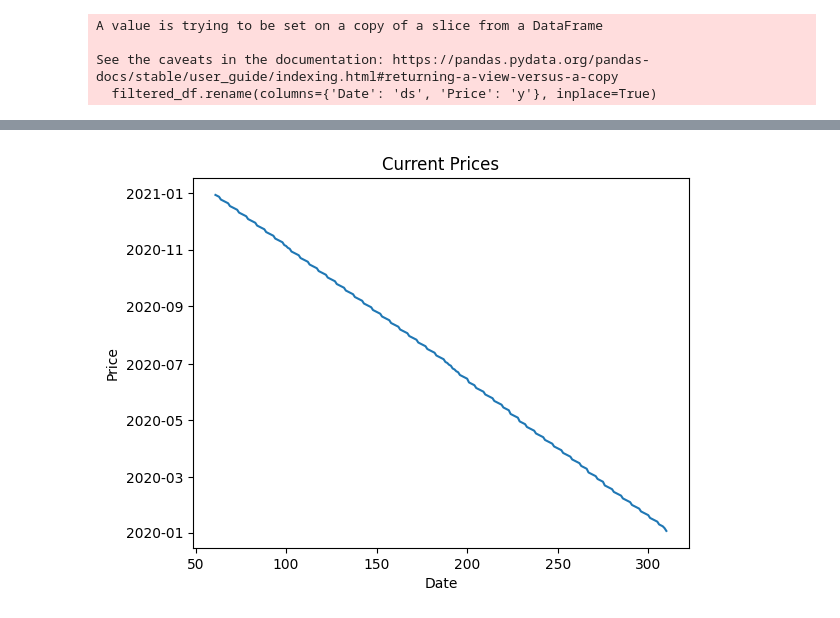
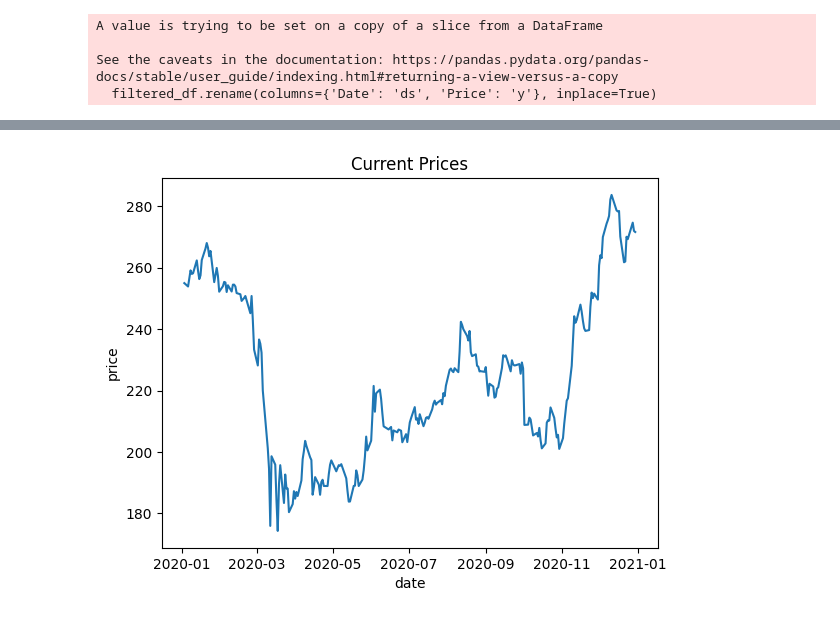
Before and after one commit to alyhussein86/C6oUVdljHlRZgnaq, a Jupyter notebook: P5_ValueInvestor.ipynb, the cells around one changed output, grey strips where cells are left out. Cells and saved outputs as stored; diff of their text form; code cells hidden in the pictures.

```diff
--- a/P5_ValueInvestor.ipynb
+++ b/P5_ValueInvestor.ipynb
@@ -84,2 +84,8 @@ print(filtered_df)
 
 [250 rows x 2 columns]
+# %%
+# Convert the 'date' column to datetime objects
+filtered_df['ds'] = pd.to_datetime(filtered_df['ds'])
+
+# # Sort the DataFrame by the 'date' column in ascending order
+# df_sorted = filtered_df.sort_values(by='ds', ascending=True)
@@ -86,14 +115,13 @@ print(filtered_df)
 # %%
 # plot the time series
-# filtered_df.plot()
-# plt.show()
-plt.plot(filtered_df['ds'])
-plt.xlabel('Date')
-plt.ylabel('Price')
+plt.plot(filtered_df['ds'],filtered_df['y'])
+# plt.plot(df_sorted['ds'])
+plt.xlabel('date')
+plt.ylabel('price')
 plt.title('Current Prices')
 plt.show()
 # %% [output]
-[figure, old version]
+[figure, new version]
 # %%
 # Create a Prophet model
 model = Prophet()
```
Also changed, not shown: parts of 46 cells of this notebook.
